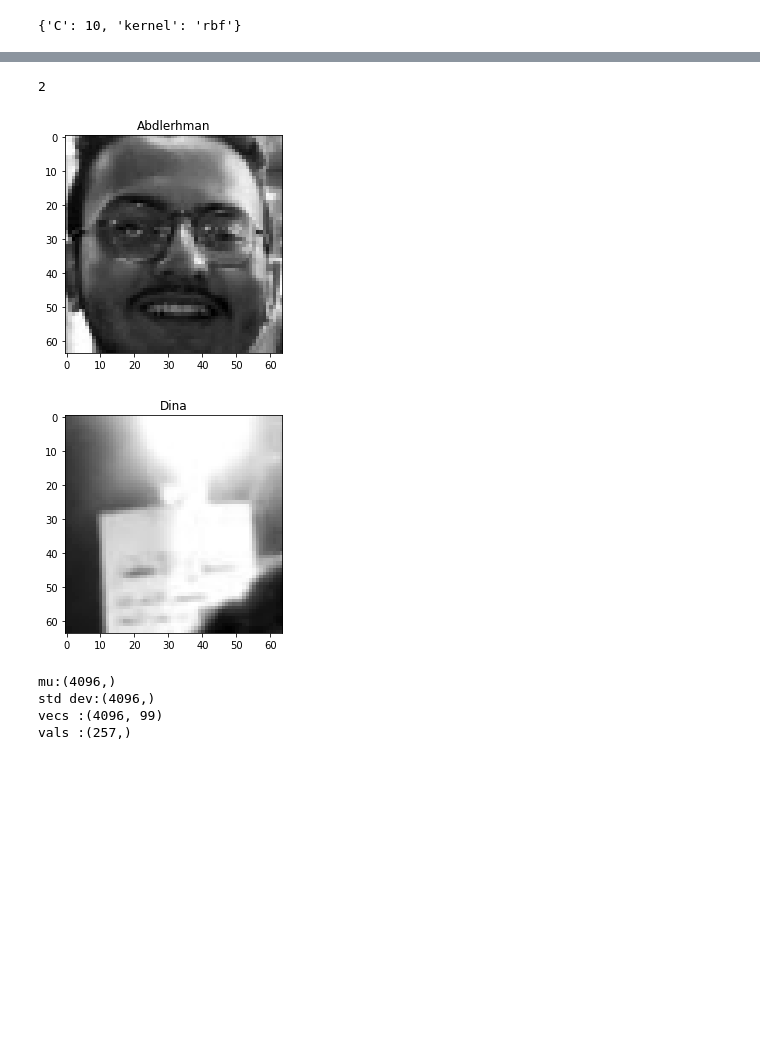
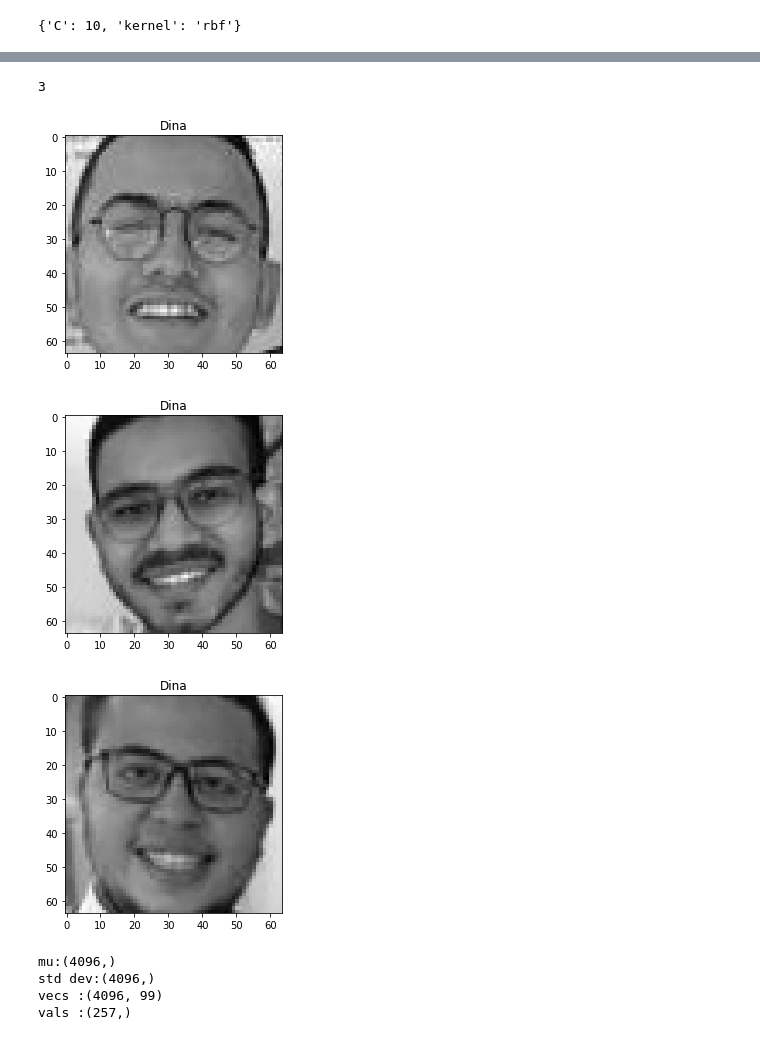
Before and after one commit to MahmoudRabea13/Find-My-Child, a Jupyter notebook: try.ipynb, the cells around one changed output, grey strips where cells are left out. Drawn from its saved outputs; the diff is of its cells as text; code cells hidden in the pictures; blank space fills up the shorter version.

```diff
--- a/try.ipynb
+++ b/try.ipynb
@@ -6,5 +6,5 @@ from Classify import Classify
 import matplotlib.pyplot as plt
 from FaceDetection import FaceDetection
 # %%
-X = np.load('./NewDAta.npy')
-y = np.load('./NewDatay.npy')
+X = np.load('./X.npy')
+y = np.load('./y.npy')
@@ -14,0 +15,8 @@ len(X)
+# %%
+names = ['Ahmed','Rabea','Nasser','Dina','Abdlerhman']
+for i in range(100):
+    f = np.random.randint(low=0,high=363,size=(1))
+    print(f)
+    plt.title(names[y[f[0]]])
+    plt.imshow(X[f[0],:],cmap="gray")
+    plt.show()
@@ -68,29 +90,30 @@ SVmmodel.score(X_test_new,y_test)
 # %%
 import cv2
 names = ['Ahmed','Rabea','Nasser','Dina','Abdlerhman']
-X_try = cv2.imread('../1.jpeg',0)
-n,dim  = Face.detect_faces('../1.jpeg')
+X_try = cv2.imread('../4.jpg',0)
+n,dim  = Face.detect_faces('../4.jpg')
 print(n)
 imgs_n = []
 pred = []
 for i in range(n):
     new_img = X_try[dim[i][1]:dim[i][1]+dim[i][3],dim[i][0]:dim[i][0]+dim[i][2]]
     new_img = cv2.resize(new_img,(64,64))
     imgs_n.append(new_img)
 imgs_n = np.array(imgs_n)
 ll = pca.preprocess_data(imgs_n)
 ll = pca.reduce_dim(ll)
 for i in range(n):
-    y_hat = SVmmodel.predict(ll[i].reshape(1,-1))
-    # y_hat = Model.predict(ll[i,:])
-    pred.append(names[y_hat[0]])
+    # y_hat = SVmmodel.predict(ll[i].reshape(1,-1))
+    y_hat = Model.predict(ll[i,:])
+    pred.append(names[y_hat])
     plt.title(pred[i])
     plt.imshow(imgs_n[i],cmap="gray")
     plt.show()
 # %% [output]
-2
+3
-[figure, old version]
+[figure, new version]
-[figure, old version]
+[figure, new version]
+[figure, added]
 # %%
 Model.save_weights()
 pca.save_preprocessing()
```
Also changed, not shown: parts of 7 cells of this notebook, 7 other files.
